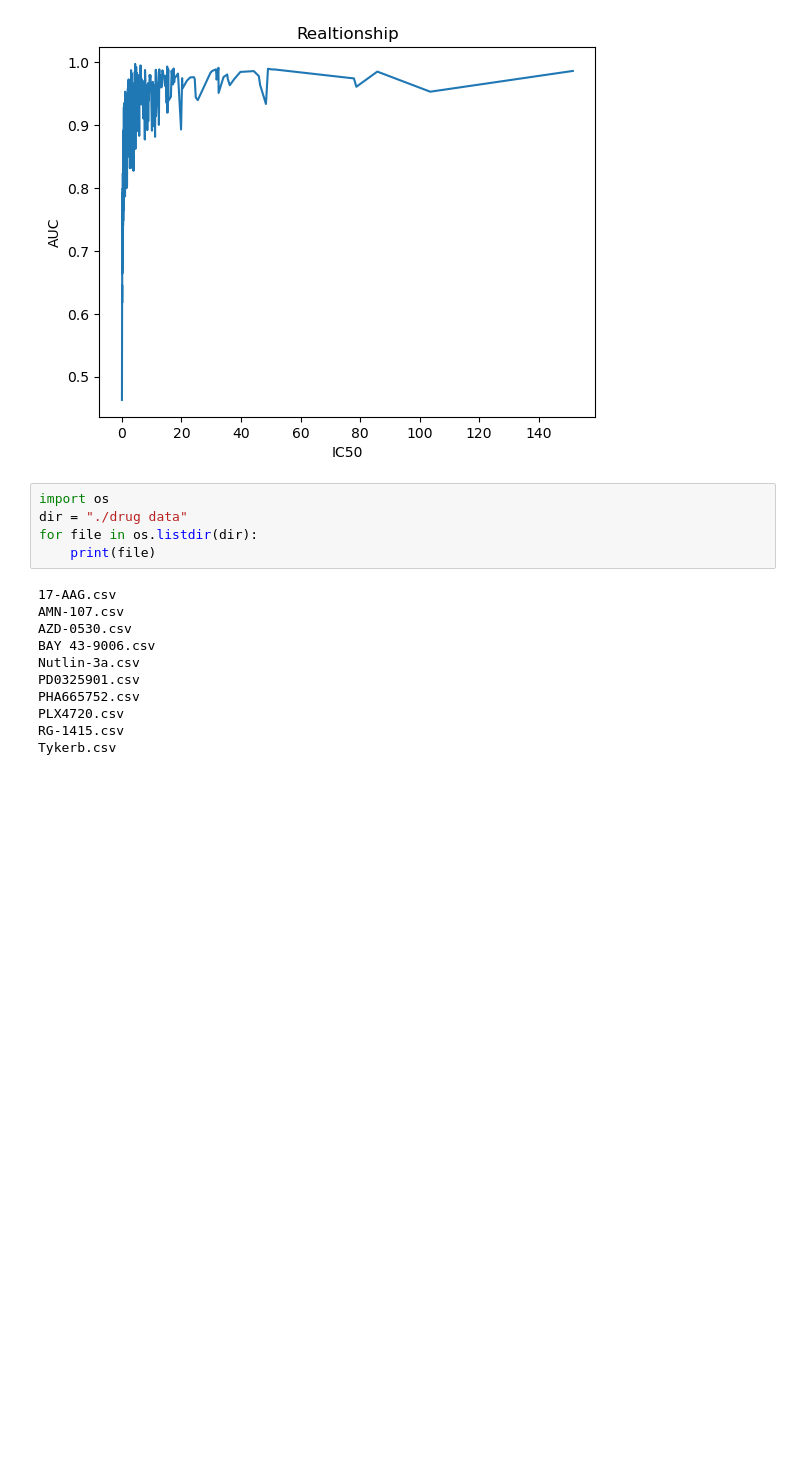
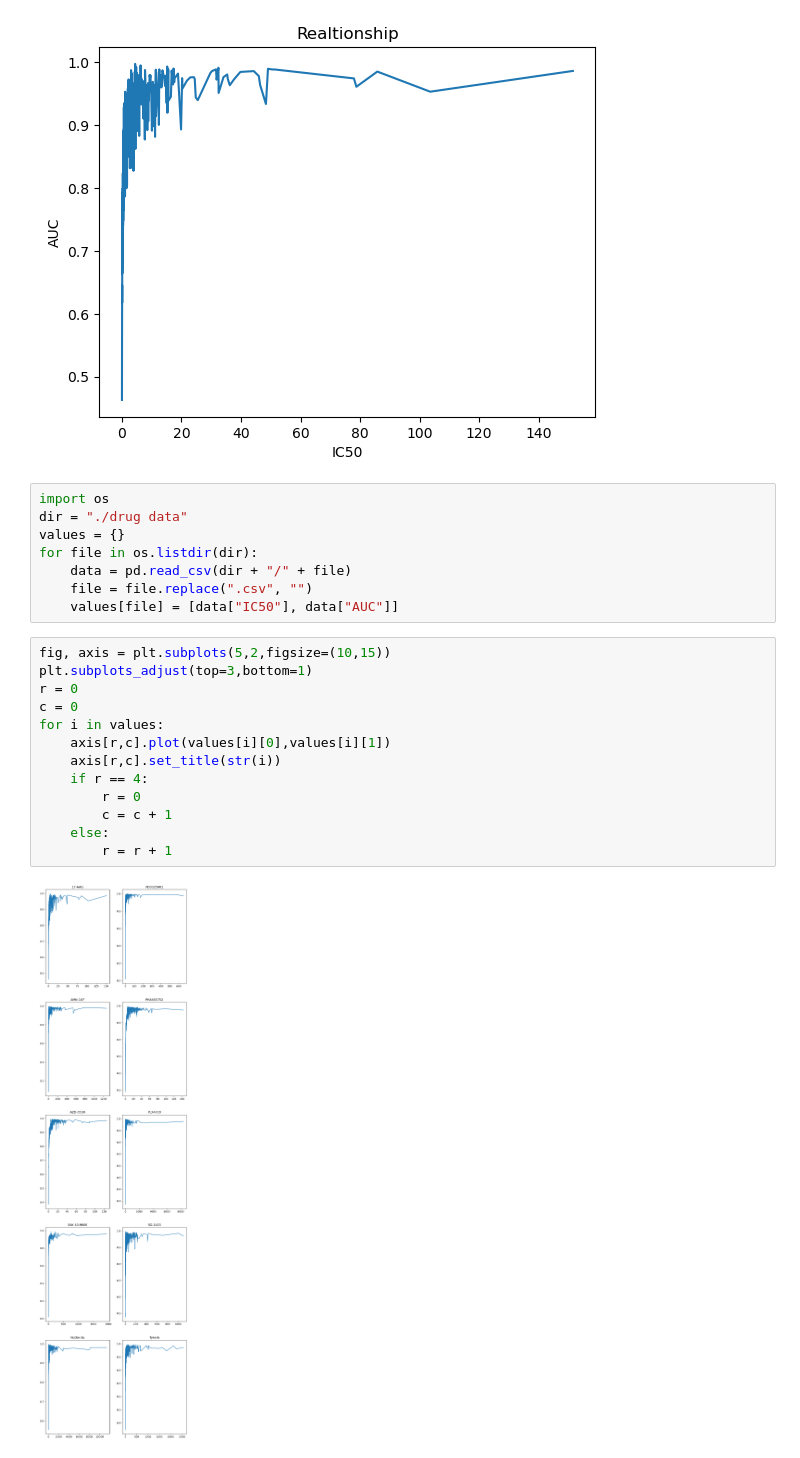
Before and after one commit to randomCOSMOS/Anti-Cancer-Drug-Efficacy-Predicition, a Jupyter notebook: datacleanup.ipynb, the cells around one changed output. Cells and saved outputs as stored; diff of their text form; blank space fills up the shorter version.

Commit message:
Created Graphs

```diff
--- a/datacleanup.ipynb
+++ b/datacleanup.ipynb
@@ -68,16 +68,23 @@ plt.plot(df["IC50"], df["AUC"])
 # %%
 import os
 dir = "./drug data"
+values = {}
 for file in os.listdir(dir):
-    print(file)
+    data = pd.read_csv(dir + "/" + file)
+    file = file.replace(".csv", "")
+    values[file] = [data["IC50"], data["AUC"]]
-# %% [output]
-17-AAG.csv
-AMN-107.csv
-AZD-0530.csv
-BAY 43-9006.csv
-Nutlin-3a.csv
-PD0325901.csv
-PHA665752.csv
-PLX4720.csv
-RG-1415.csv
-Tykerb.csv
+# %%
+fig, axis = plt.subplots(5,2,figsize=(10,15))
+plt.subplots_adjust(top=3,bottom=1)
+r = 0
+c = 0
+for i in values:
+    axis[r,c].plot(values[i][0],values[i][1])
+    axis[r,c].set_title(str(i))
+    if r == 4:
+        r = 0
+        c = c + 1
+    else:
+        r = r + 1
+# %% [output]
+[figure, added]
```
Also changed, not shown: parts of 1 cell of this notebook.
